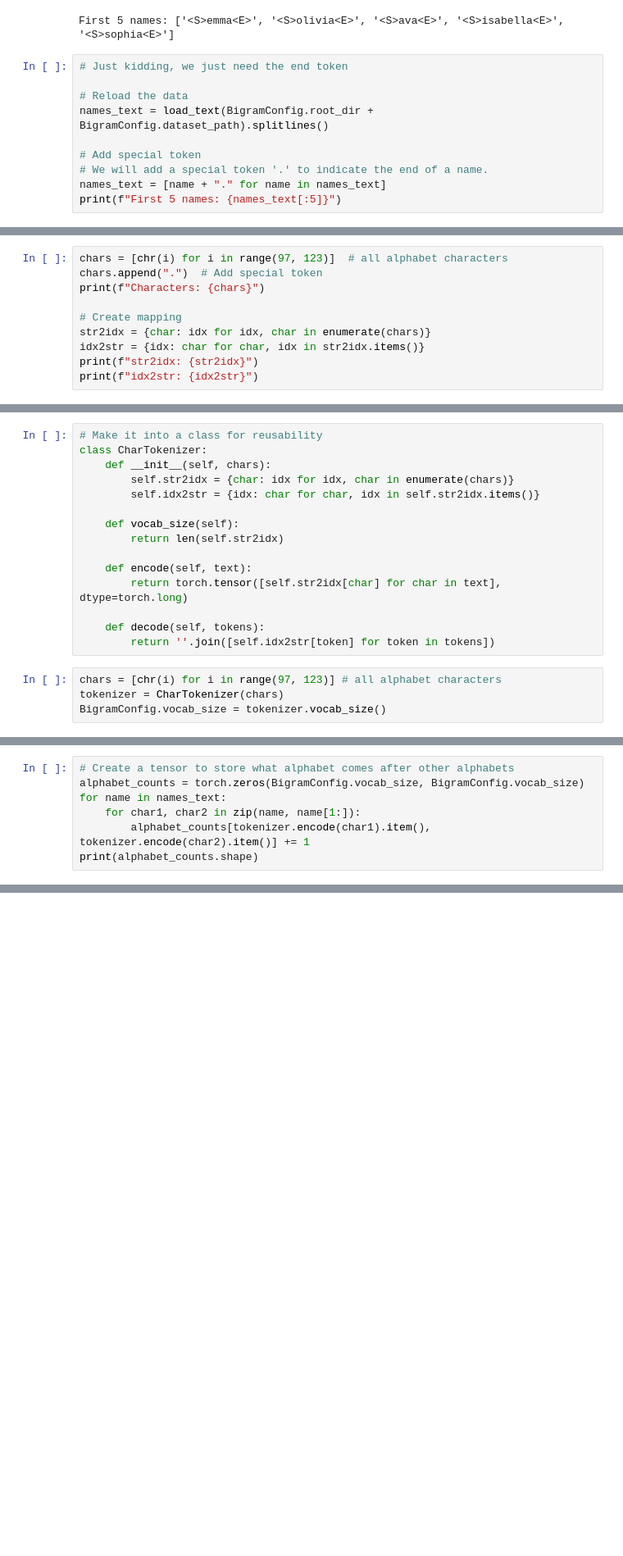
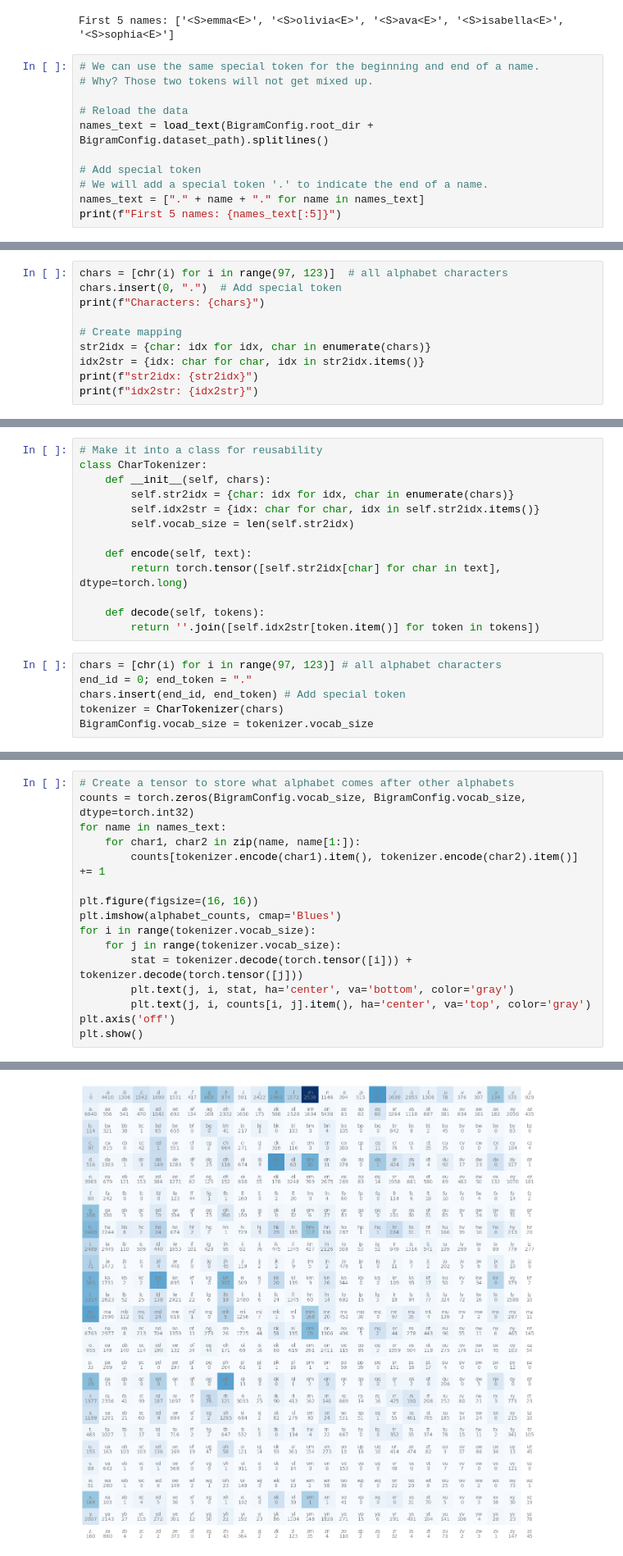
Before and after one commit to PathFinderKR/LLM101, a Jupyter notebook: notebooks/Lectures/Lecture_02.ipynb, the cells around one changed output, grey strips where cells are left out. Shown at 82% size. Cells and saved outputs as stored; diff of their text form; blank space fills up the shorter version.

```diff
--- a/notebooks/Lectures/Lecture_02.ipynb
+++ b/notebooks/Lectures/Lecture_02.ipynb
@@ -120,13 +121,14 @@ print(f"First 5 names: {names_text[:5]}")
 # %% [output]
 First 5 names: ['<S>emma<E>', '<S>olivia<E>', '<S>ava<E>', '<S>isabella<E>', '<S>sophia<E>']
 # %%
-# Just kidding, we just need the end token
+# We can use the same special token for the beginning and end of a name.
+# Why? Those two tokens will not get mixed up.
 
 # Reload the data
 names_text = load_text(BigramConfig.root_dir + BigramConfig.dataset_path).splitlines()
 
 # Add special token
 # We will add a special token '.' to indicate the end of a name.
-names_text = [name + "." for name in names_text]
+names_text = ["." + name + "." for name in names_text]
 print(f"First 5 names: {names_text[:5]}")
 # %% [output]
@@ -140,7 +142,7 @@ To feed the names to the model, we need to convert them to integers. Tokenizatio
 We will use a character-level tokenizer. ('a' -> 0, 'b' -> 1, ..., 'z' -> 25, '.' -> 26)
 # %%
 chars = [chr(i) for i in range(97, 123)]  # all alphabet characters
-chars.append(".")  # Add special token
+chars.insert(0, ".")  # Add special token
 print(f"Characters: {chars}")
 
 # Create mapping
@@ -158,16 +160,16 @@ class CharTokenizer:
     def __init__(self, chars):
         self.str2idx = {char: idx for idx, char in enumerate(chars)}
         self.idx2str = {idx: char for char, idx in self.str2idx.items()}
-
-    def vocab_size(self):
-        return len(self.str2idx)
+        self.vocab_size = len(self.str2idx)
 
     def encode(self, text):
         return torch.tensor([self.str2idx[char] for char in text], dtype=torch.long)
 
     def decode(self, tokens):
-        return ''.join([self.idx2str[token] for token in tokens])
+        return ''.join([self.idx2str[token.item()] for token in tokens])
 # %%
 chars = [chr(i) for i in range(97, 123)] # all alphabet characters
+end_id = 0; end_token = "."
+chars.insert(end_id, end_token) # Add special token
 tokenizer = CharTokenizer(chars)
-BigramConfig.vocab_size = tokenizer.vocab_size()
+BigramConfig.vocab_size = tokenizer.vocab_size
@@ -176,8 +182,17 @@ BigramConfig.vocab_size = tokenizer.vocab_size()
 # %%
 # Create a tensor to store what alphabet comes after other alphabets
-alphabet_counts = torch.zeros(BigramConfig.vocab_size, BigramConfig.vocab_size)
+counts = torch.zeros(BigramConfig.vocab_size, BigramConfig.vocab_size, dtype=torch.int32)
 for name in names_text:
     for char1, char2 in zip(name, name[1:]):
-        alphabet_counts[tokenizer.encode(char1).item(), tokenizer.encode(char2).item()] += 1
-print(alphabet_counts.shape)
+        counts[tokenizer.encode(char1).item(), tokenizer.encode(char2).item()] += 1
+
+plt.figure(figsize=(16, 16))
+plt.imshow(alphabet_counts, cmap='Blues')
+for i in range(tokenizer.vocab_size):
+    for j in range(tokenizer.vocab_size):
+        stat = tokenizer.decode(torch.tensor([i])) + tokenizer.decode(torch.tensor([j]))
+        plt.text(j, i, stat, ha='center', va='bottom', color='gray')
+        plt.text(j, i, counts[i, j].item(), ha='center', va='top', color='gray')
+plt.axis('off')
+plt.show()
 # %% [output]
@@ -184,0 +199 @@ KeyError: '.'
+[figure, added]
```
Also changed, not shown: parts of 14 cells of this notebook.
